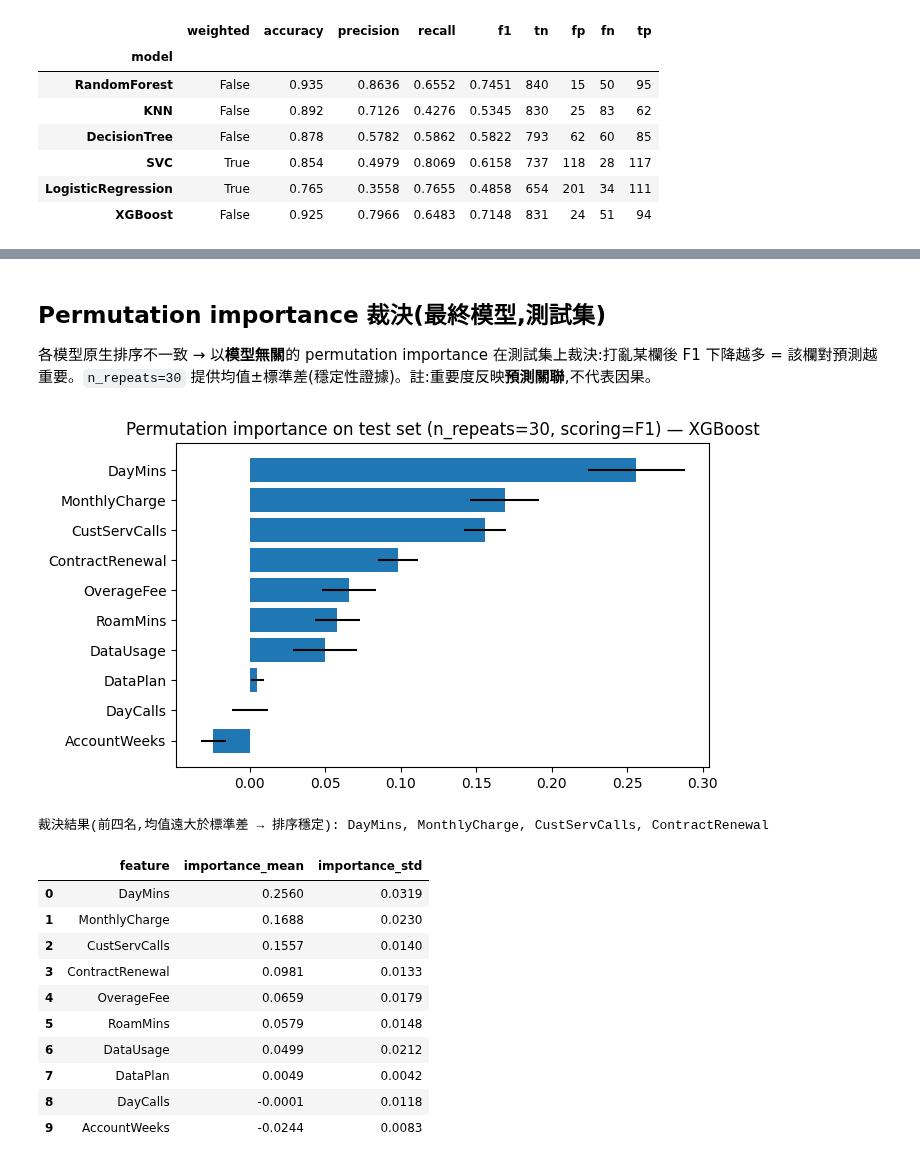
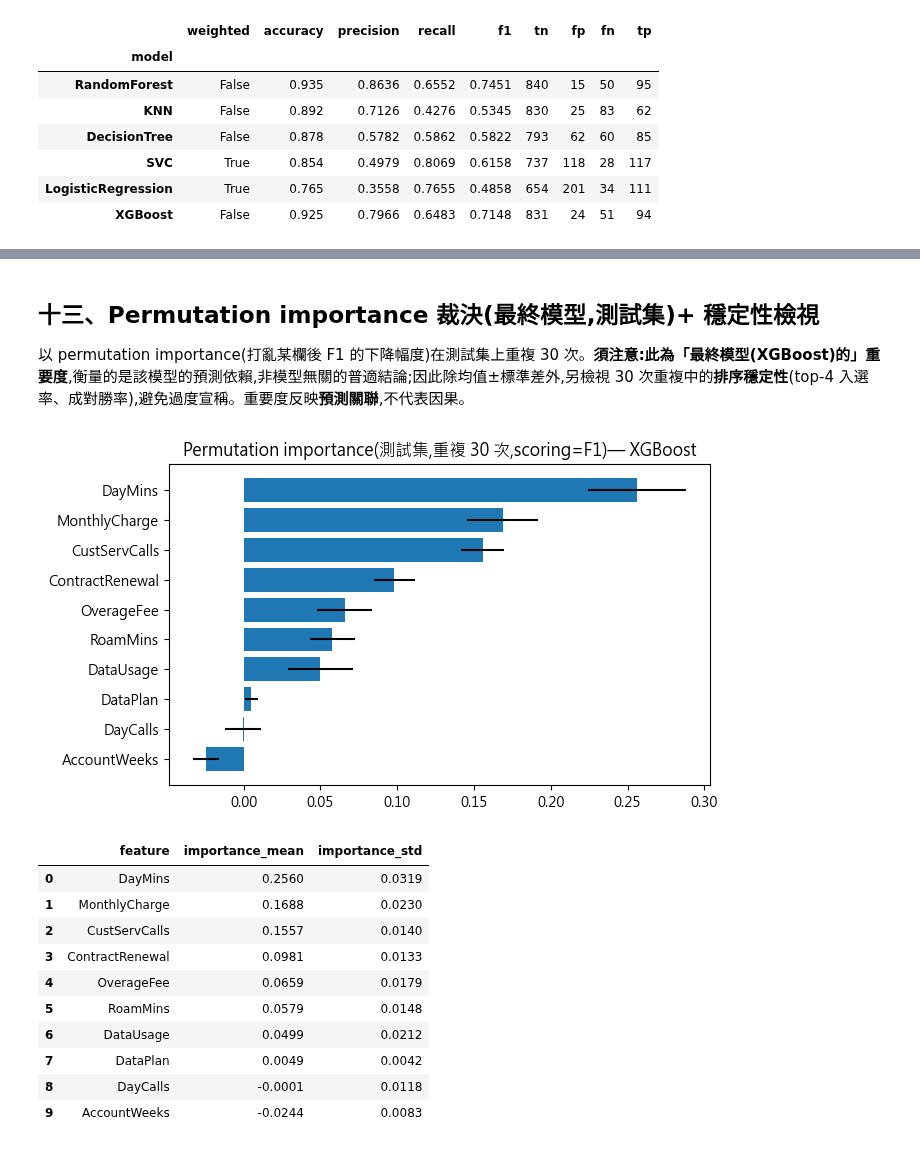
Before and after one commit to pokai-huang0828/UTS_workspace, a Jupyter notebook: Artificial Intelligence for Enterprises/Assessment2a/Huang_26254793_421104_Assessment 2a.ipynb, the cells around one changed output, grey strips where cells are left out. Cells and saved outputs as stored; diff of their text form; code cells hidden in the pictures.

```diff
--- a/Artificial Intelligence for Enterprises/Assessment2a/Huang_26254793_421104_Assessment 2a.ipynb
+++ b/Artificial Intelligence for Enterprises/Assessment2a/Huang_26254793_421104_Assessment 2a.ipynb
@@ -120,9 +133,9 @@ train=2333 (churn 338), test=1000 (churn 145), scale_pos_weight 候選值=5.90
 def build(name, weighted):
     cw = 'balanced' if weighted else None
     if name == 'RandomForest':
-        return RandomForestClassifier(random_state=RS, class_weight=cw)
+        return Pipeline([('model', RandomForestClassifier(random_state=RS, class_weight=cw))])
     if name == 'DecisionTree':
-        return DecisionTreeClassifier(random_state=RS, class_weight=cw)
+        return Pipeline([('model', DecisionTreeClassifier(random_state=RS, class_weight=cw))])
     if name == 'KNN':
         return Pipeline([('scaler', StandardScaler()), ('model', KNeighborsClassifier())])
     if name == 'SVC':
@@ -130,7 +143,7 @@ def build(name, weighted):
     if name == 'LogisticRegression':
         return Pipeline([('scaler', StandardScaler()), ('model', LogisticRegression(max_iter=1000, random_state=RS, class_weight=cw))])
     if name == 'XGBoost':
-        return XGBClassifier(random_state=RS, eval_metric='logloss', scale_pos_weight=(spw if weighted else 1.0))
+        return Pipeline([('model', XGBClassifier(random_state=RS, eval_metric='logloss', scale_pos_weight=(spw if weighted else 1.0)))])
 
 MODELS = ['RandomForest', 'KNN', 'DecisionTree', 'SVC', 'LogisticRegression', 'XGBoost']
 HAS_WEIGHT = {'RandomForest', 'DecisionTree', 'SVC', 'LogisticRegression', 'XGBoost'}
@@ -153,16 +168,18 @@ for name in MODELS:
                         'cv_precision_mean': res['test_precision'].mean(),
                         'cv_accuracy_mean': res['test_accuracy'].mean()})
 cv_df = pd.DataFrame(cv_rows)
+print('全部候選配置(weighted = 是否採用 class_weight/scale_pos_weight):')
+display(cv_df.sort_values(['model','weighted']).round(4))
 
 chosen = {}
+print('配置規則:balanced 相對預設的 CV-F1 改善 > 0.01 才採用')
 for name in MODELS:
     sub = cv_df[cv_df.model == name].set_index('weighted')
-    chosen[name] = bool(True in sub.index and sub.loc[True,'cv_f1_mean'] - sub.loc[False,'cv_f1_mean'] > 0.01)
-
-sel = cv_df[[chosen[r.model] == r.weighted for r in cv_df.itertuples()]].copy()
-interp = {'DecisionTree':0,'LogisticRegression':1,'RandomForest':2,'XGBoost':3,'SVC':4,'KNN':5}
-sel['interp'] = sel.model.map(interp)
-sel = sel.sort_values(['cv_f1_mean','cv_recall_mean','cv_f1_std','interp'], ascending=[False,False,True,True]).reset_index(drop=True)
-print('採用 balanced/scale_pos_weight 的模型:', [k for k,v in chosen.items() if v] or '無(全部維持預設)')
-sel.drop(columns='interp').round(4)
+    if True in sub.index:
+        delta = sub.loc[True,'cv_f1_mean'] - sub.loc[False,'cv_f1_mean']
+        chosen[name] = bool(delta > 0.01)
+        print(f"  {name:18s} ΔF1(balanced−default) = {delta:+.4f} → {'採用 balanced' if chosen[name] else '維持預設'}")
+    else:
+        chosen[name] = False
+        print(f"  {name:18s} 無此參數 → 預設")
 # %% [output]
@@ -325,23 +414,20 @@ native.round(4)
 | OverageFee | 0.0983 | 0.1035 | 0.0131 | 0.2522 |
 | RoamMins | 0.0858 | 0.1119 | 0.0120 | 0.1653 |
 # %% [markdown]
-## Permutation importance 裁決(最終模型,測試集)
+## 十三、Permutation importance 裁決(最終模型,測試集)+ 穩定性檢視
 
-各模型原生排序不一致 → 以**模型無關**的 permutation importance 在測試集上裁決:打亂某欄後 F1 下降越多 = 該欄對預測越重要。`n_repeats=30` 提供均值±標準差(穩定性證據)。註:重要度反映**預測關聯**,不代表因果。
+以 permutation importance(打亂某欄後 F1 的下降幅度)在測試集上重複 30 次。**須注意:此為「最終模型(XGBoost)的」重要度**,衡量的是該模型的預測依賴,非模型無關的普適結論;因此除均值±標準差外,另檢視 30 次重複中的**排序穩定性**(top-4 入選率、成對勝率),避免過度宣稱。重要度反映**預測關聯**,不代表因果。
 # %%
 pi = permutation_importance(fitted[winner], X_test, y_test, n_repeats=30, random_state=RS, scoring='f1')
 pi_df = pd.DataFrame({'feature': df_feature.columns, 'importance_mean': pi.importances_mean,
                       'importance_std': pi.importances_std}).sort_values('importance_mean', ascending=False).reset_index(drop=True)
 fig, axp = plt.subplots(figsize=(7,4))
 axp.barh(pi_df.feature[::-1], pi_df.importance_mean[::-1], xerr=pi_df.importance_std[::-1])
-axp.set_title(f'Permutation importance on test set (n_repeats=30, scoring=F1) — {winner}')
+axp.set_title(f'Permutation importance(測試集,重複 30 次,scoring=F1)— {winner}')
 plt.tight_layout(); plt.savefig('figures/fig3_perm_importance.png', dpi=130); plt.show()
-top4 = list(pi_df.feature[:4])
-print('裁決結果(前四名,均值遠大於標準差 → 排序穩定):', ', '.join(top4))
 pi_df.round(4)
 # %% [output]
-[figure, old version]
+[figure, new version]
-裁決結果(前四名,均值遠大於標準差 → 排序穩定): DayMins, MonthlyCharge, CustServCalls, ContractRenewal
 |  | feature | importance_mean | importance_std |
 | 0 | DayMins | 0.2560 | 0.0319 |
 | 1 | MonthlyCharge | 0.1688 | 0.0230 |
```
Also changed, not shown: parts of 36 cells of this notebook, 8 other files.
